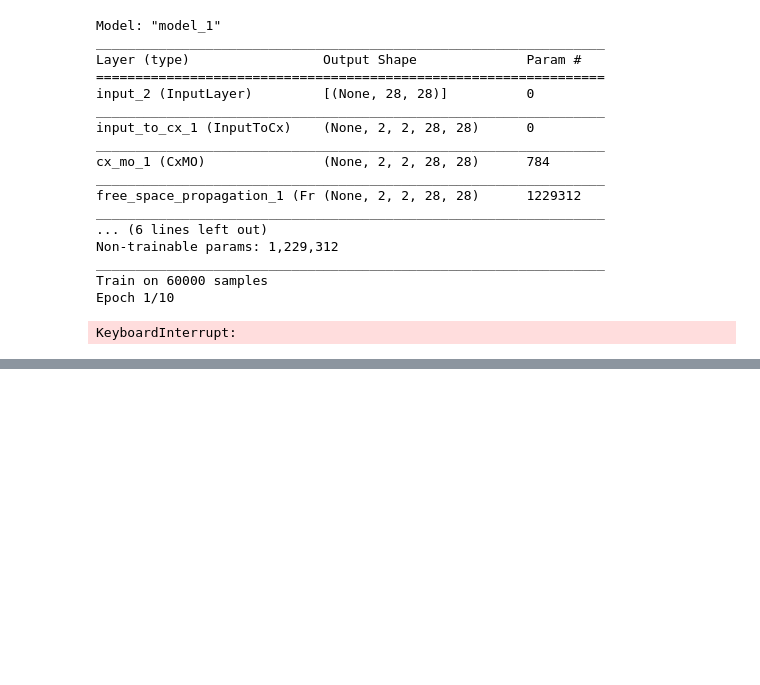
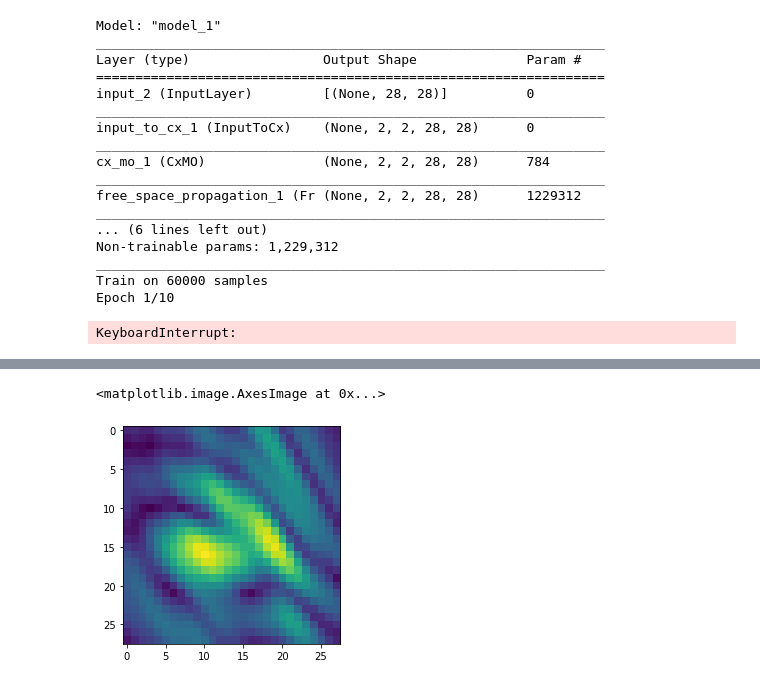
Before and after one commit to fftakumi/MOD2NN, a Jupyter notebook: model.ipynb, the cells around one changed output, grey strips where cells are left out. Drawn from its saved outputs; the diff is of its cells as text; code cells hidden in the pictures; blank space fills up the shorter version.

```diff
--- a/model.ipynb
+++ b/model.ipynb
@@ -454,0 +430,8 @@ for i in range(len(activations) - 2):
+# %%
+inputs = keras.Input((28, 28))
+x = InputToCx((28, 28))(inputs)
+x = FreeSpacePropagation((28, 28), k, 1.0e-4)(x)
+x = CxD2NNIntensity((28, 28))(x)
+
+model = tf.keras.Model(inputs, x)
+model.summary()
@@ -454,0 +468,5 @@ for i in range(len(activations) - 2):
+# %%
+plt.imshow(pred[4,:,:])
+# %% [output]
+<matplotlib.image.AxesImage at 0x...>
+[figure, added]
```
Also changed, not shown: parts of 10 cells of this notebook.
